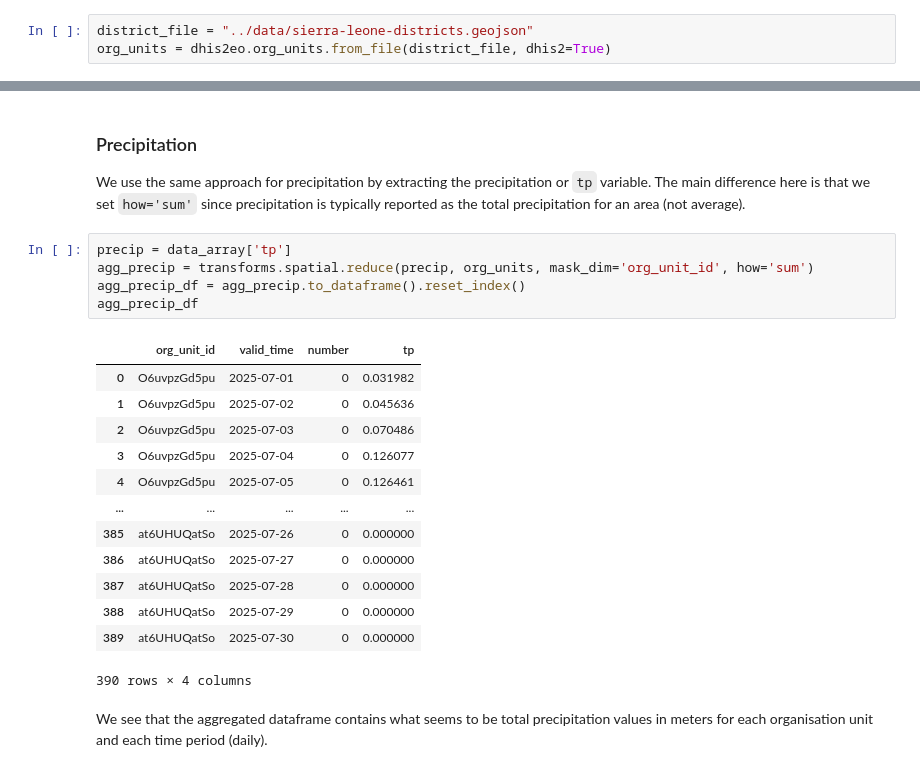
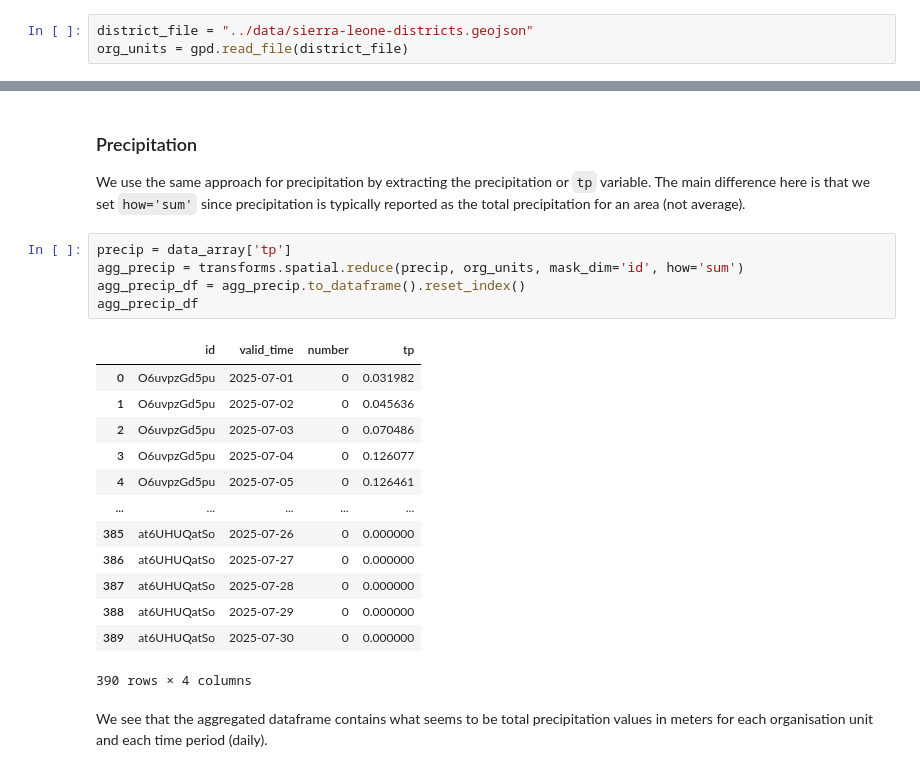
Before and after one commit to dhis2/climate-tools, a Jupyter notebook: docs/aggregation/org-unit-aggregation.ipynb, the cells around one changed output, grey strips where cells are left out. Saved outputs shown, nothing was run; the diff lists cells and outputs as text.

```diff
--- a/docs/aggregation/org-unit-aggregation.ipynb
+++ b/docs/aggregation/org-unit-aggregation.ipynb
@@ -86,4 +90,4 @@ We next use the `dhis2eo.org_units.from_file` convenience method to load the org
 # %%
 district_file = "../data/sierra-leone-districts.geojson"
-org_units = dhis2eo.org_units.from_file(district_file, dhis2=True)
+org_units = gpd.read_file(district_file)
 # %% [markdown]
@@ -164,11 +168,11 @@ We see that the aggregated dataframe contains what seems to be kelvin temperatur
 We use the same approach for precipitation by extracting the precipitation or `tp` variable. The main difference here is that we set `how='sum'` since precipitation is typically reported as the total precipitation for an area (not average).
 # %%
 precip = data_array['tp']
-agg_precip = transforms.spatial.reduce(precip, org_units, mask_dim='org_unit_id', how='sum')
+agg_precip = transforms.spatial.reduce(precip, org_units, mask_dim='id', how='sum')
 agg_precip_df = agg_precip.to_dataframe().reset_index()
 agg_precip_df
 # %% [output]
-|  | org_unit_id | valid_time | number | tp |
+|  | id | valid_time | number | tp |
 | 0 | O6uvpzGd5pu | 2025-07-01 | 0 | 0.031982 |
 | 1 | O6uvpzGd5pu | 2025-07-02 | 0 | 0.045636 |
 | 2 | O6uvpzGd5pu | 2025-07-03 | 0 | 0.070486 |
```
Also changed, not shown: parts of 10 cells of this notebook, 2 other files.
